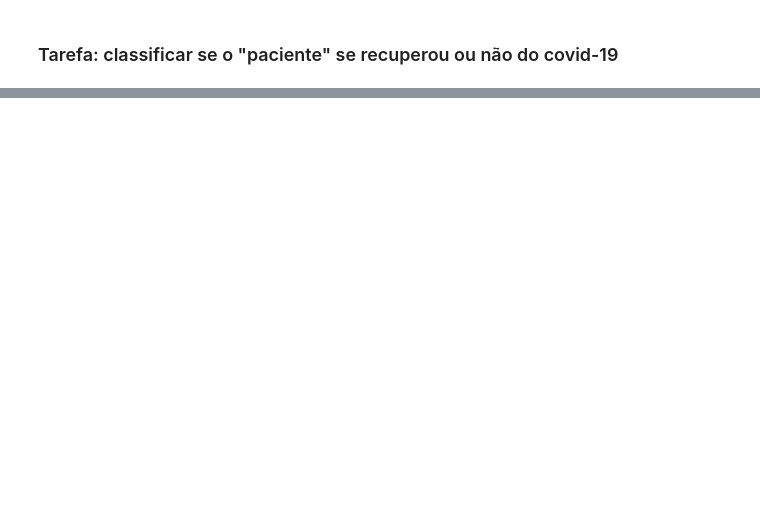
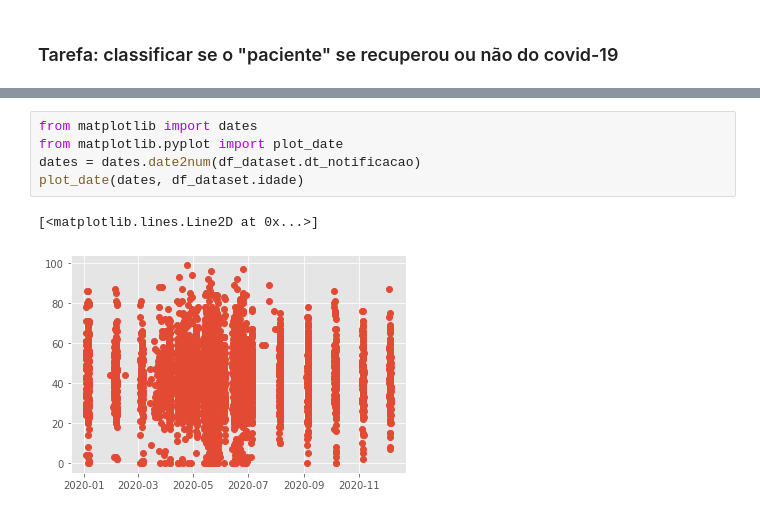
Before and after one commit to JaksonProtazio/Analise-COVID19-PP1-RNA2020.1, a Jupyter notebook: tipos_de_tarefa.ipynb, the cells around one changed output, grey strips where cells are left out. Cells and saved outputs as stored; diff of their text form; blank space fills up the shorter version.

```diff
--- a/tipos_de_tarefa.ipynb
+++ b/tipos_de_tarefa.ipynb
@@ -153,0 +143,8 @@ array([nan, nan, nan, nan, nan])
+# %%
+from matplotlib import dates
+from matplotlib.pyplot import plot_date
+dates = dates.date2num(df_dataset.dt_notificacao)
+plot_date(dates, df_dataset.idade)
+# %% [output]
+[<matplotlib.lines.Line2D at 0x...>]
+[figure, added]
```
Also changed, not shown: parts of 25 cells of this notebook.
